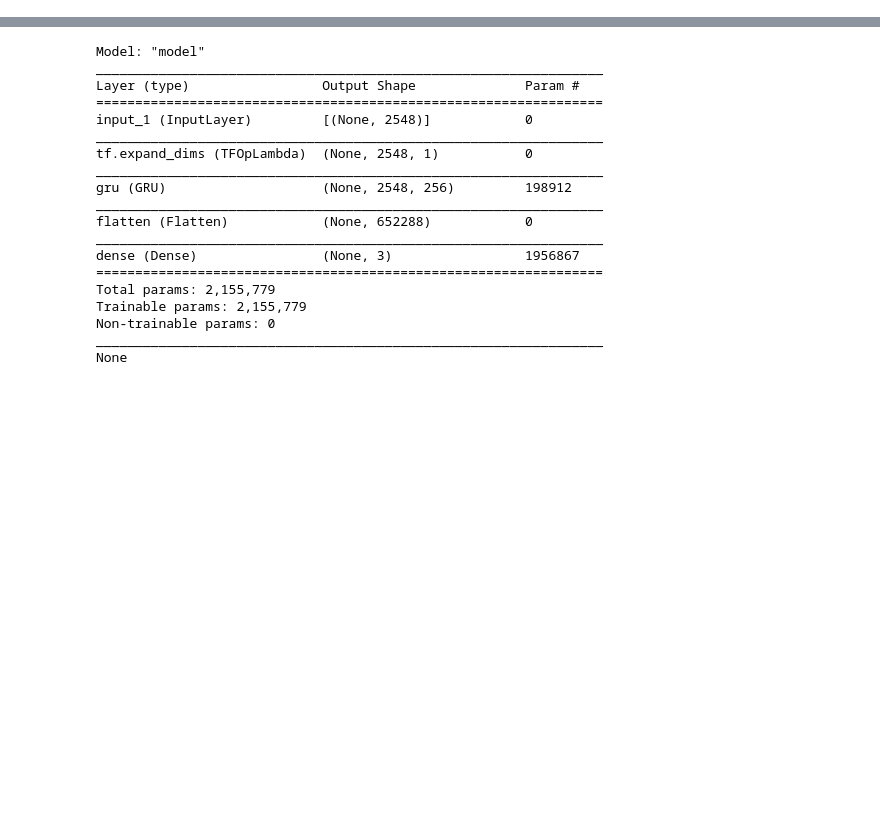
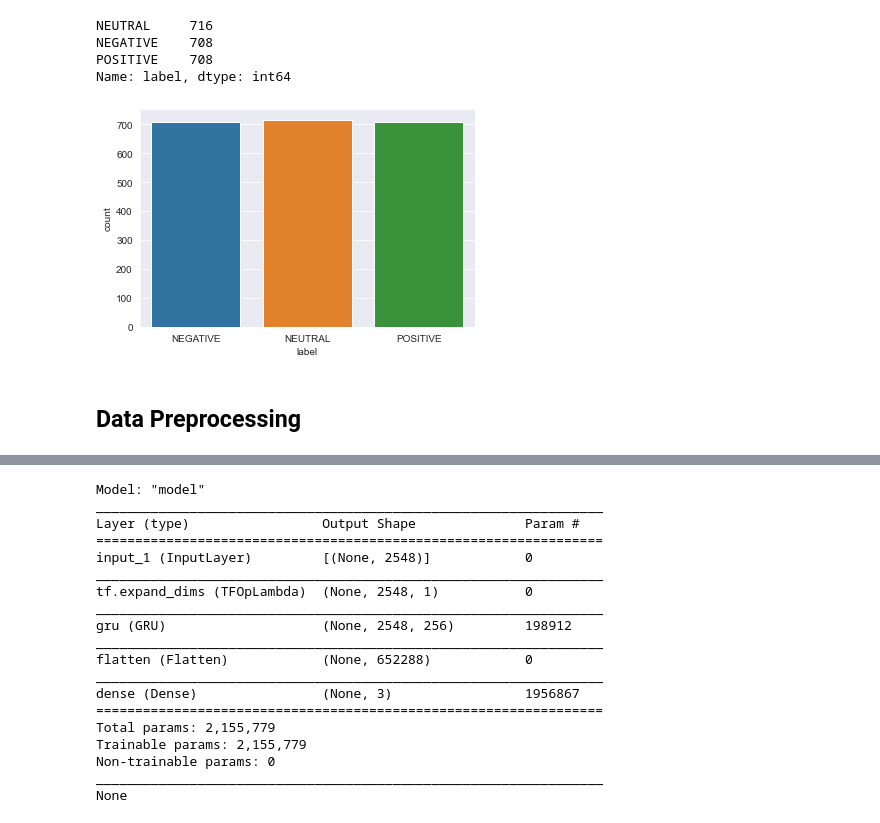
Before and after one commit to meysam810/Emotion-Detection-With-EEG-Data, a Jupyter notebook: eeg-prediction.ipynb, the cells around one changed output, grey strips where cells are left out. Saved outputs shown, nothing was run; the diff lists cells and outputs as text; code cells hidden in the pictures; blank space fills up the shorter version.

```diff
--- a/eeg-prediction.ipynb
+++ b/eeg-prediction.ipynb
@@ -41,0 +120,13 @@ X_train, X_test, y_train, y_test = preprocess_inputs(data)
+# %%
+print(data.label.value_counts())
+data['label'].value_counts()
+sns.countplot(x=data['label'])
+plt.show()
+# %% [output]
+NEUTRAL     716
+NEGATIVE    708
+POSITIVE    708
+Name: label, dtype: int64
+[figure, added]
+# %% [markdown]
+## Data Preprocessing
```
Also changed, not shown: parts of 33 cells of this notebook, 2 other files.
